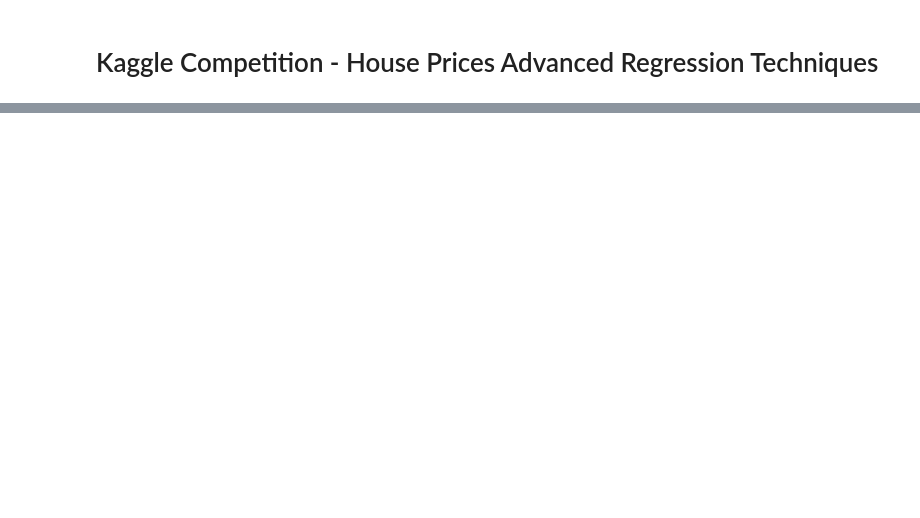
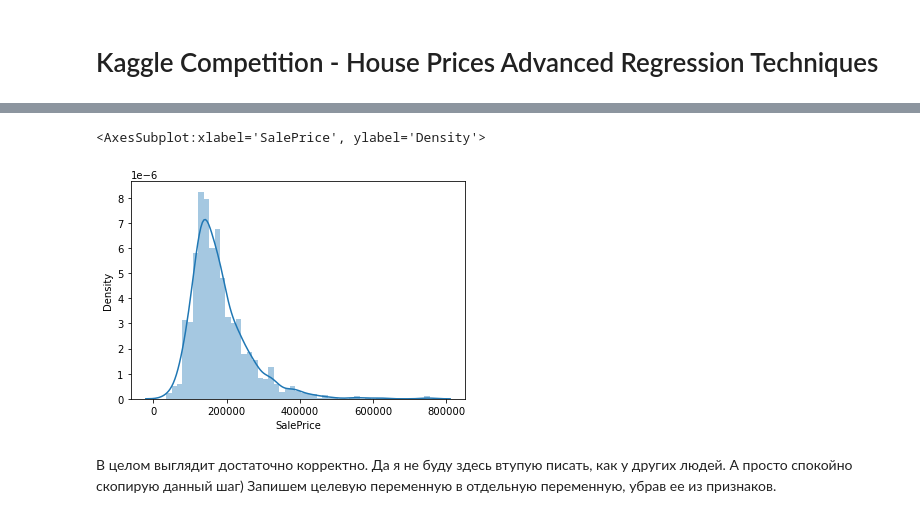
Before and after one commit to TaliyIvanov/Kaggle, a Jupyter notebook: 02.Kaggle Competition - House Prices Advanced Regression Techniques/Kaggle Competition - House Prices Advanced Regression Techniques.ipynb, the cells around one changed output, grey strips where cells are left out. Saved outputs shown, nothing was run; the diff lists cells and outputs as text; code cells hidden in the pictures; blank space fills up the shorter version.

```diff
--- a/02.Kaggle Competition - House Prices Advanced Regression Techniques/Kaggle Competition - House Prices Advanced Regression Techniques.ipynb
+++ b/02.Kaggle Competition - House Prices Advanced Regression Techniques/Kaggle Competition - House Prices Advanced Regression Techniques.ipynb
@@ -274,0 +139,5 @@ df_test.to_csv('Z:\\Programming\\DataSciense\\Kaggle\\02.Kaggle Competition - Ho
+# %%
+# Загрузка наших данных
+df_train = pd.read_csv('Z:\\Programming\\DataSciense\\Kaggle\\02.Kaggle Competition - House Prices Advanced Regression Techniques\\01.data\\train.csv')
+df_test = pd.read_csv('Z:\\Programming\\DataSciense\\Kaggle\\02.Kaggle Competition - House Prices Advanced Regression Techniques\\01.data\\test.csv')
+ids = df_test['Id'].values
@@ -274,0 +171,8 @@ df_test.to_csv('Z:\\Programming\\DataSciense\\Kaggle\\02.Kaggle Competition - Ho
+# %%
+sns.distplot(df_train['SalePrice'])
+# %% [output]
+<AxesSubplot:xlabel='SalePrice', ylabel='Density'>
+[figure, added]
+# %% [markdown]
+В целом выглядит достаточно корректно. Да я не буду здесь втупую писать, как у других людей. А просто спокойно скопирую данный шаг)
+Запишем целевую переменную в отдельную переменную, убрав ее из признаков.
```
Also changed, not shown: parts of 64 cells of this notebook, 1 other file.
